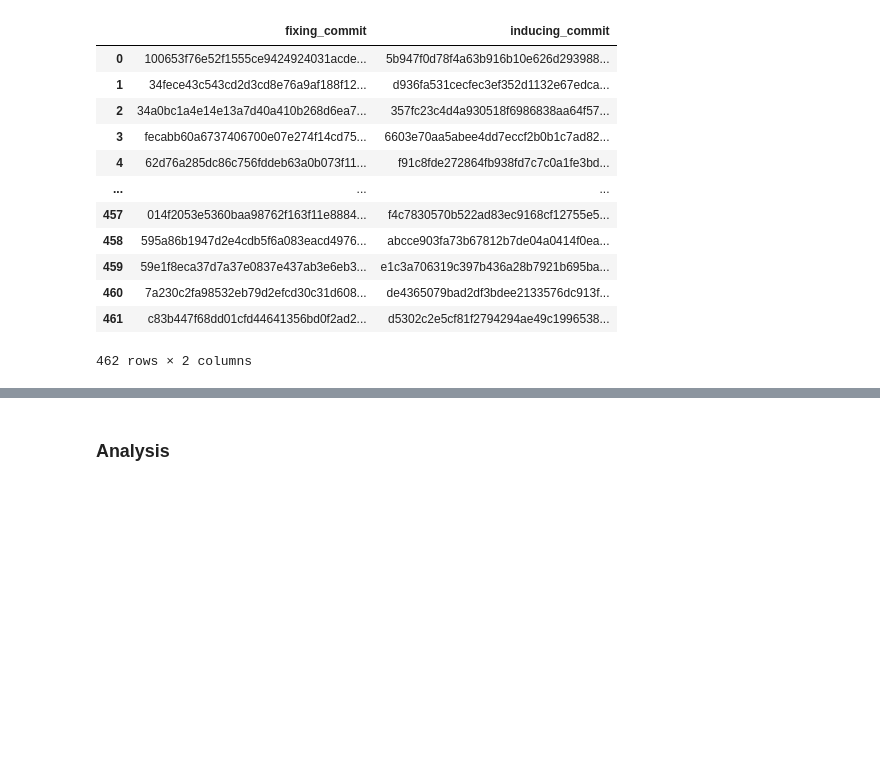
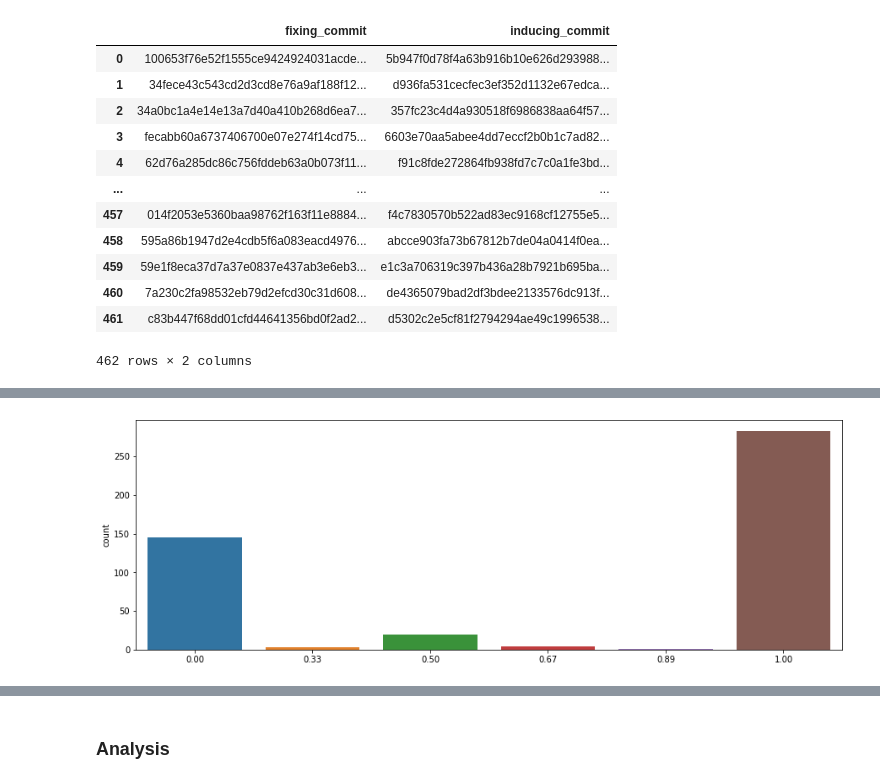
Before and after one commit to IncioMan/Continuous-Integration-metrics-for-post-release-bugs-prediction, a Jupyter notebook: notebooks/analysis/Szz_analysis.ipynb, the cells around one changed output, grey strips where cells are left out. Cells and saved outputs as stored; diff of their text form; code cells hidden in the pictures; blank space fills up the shorter version.

```diff
--- a/notebooks/analysis/Szz_analysis.ipynb
+++ b/notebooks/analysis/Szz_analysis.ipynb
@@ -558,0 +585,4 @@ fix_and_introducers_with_affected
+# %%
+merge = fix_and_introducers_with_affected.merge(issues_fixing_commit_with_affected, left_on="fixing_commit", right_on="hash")[["issue_name", "inducing_commit", "inducing_tag", "affected_tags_from_szz"]]
+merge = merge.merge(issues, left_on="issue_name", right_on="issue_key")[["issue_id", "issue_name", "inducing_commit", "inducing_tag", "affected_tags_from_szz"]]
+merge
@@ -558,0 +603,3 @@ fix_and_introducers_with_affected
+# %%
+merge2 = merge.merge(versions, on="issue_id")
+merge2
@@ -558,0 +624,5 @@ fix_and_introducers_with_affected
+# %%
+x = versions.groupby(["issue_id"]).version_name.count()
+issues_with_one_version = x[x < 2].index
+one_version_issues = merge2[merge2.issue_id.isin(issues_with_one_version)]
+len(one_version_issues)
@@ -558,0 +765,5 @@ fix_and_introducers_with_affected
+# %%
+all_with_list = versions.groupby(["issue_id"]).version_name.apply(list)
+all_with_list_merged = all_with_list.reset_index().merge(merge2, on="issue_id")
+all_with_list_merged = all_with_list_merged.drop_duplicates(subset='issue_id', keep="last")
+all_with_list_merged
@@ -558,0 +794,6 @@ fix_and_introducers_with_affected
+# %%
+ax = sns.countplot(all_with_list_merged.apply(lambda x: len(set(x.affected_tags_from_szz).intersection(x.version_name_x)) / len(x.version_name_x), axis = 1))
+ax.set_xticklabels(['{:.2f}'.format(float(t.get_text())) for t in ax.get_xticklabels()])
+plt.show()
+# %% [output]
+[figure, added]
```
Also changed, not shown: parts of 121 cells of this notebook, 3 other files.
